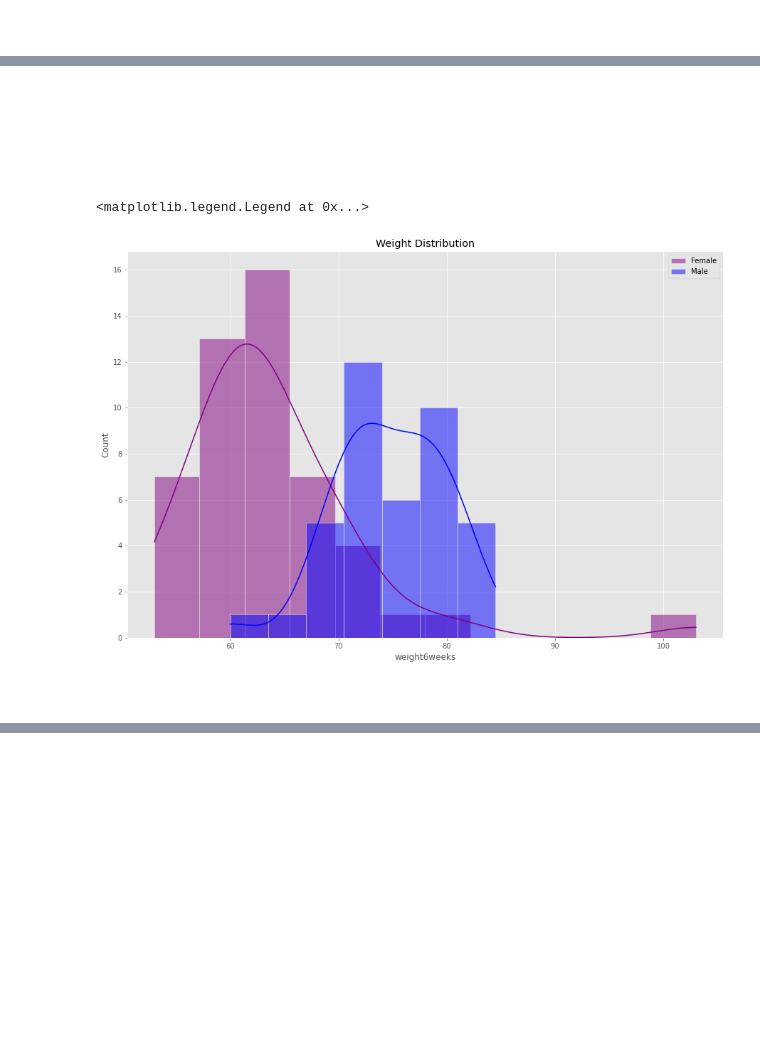
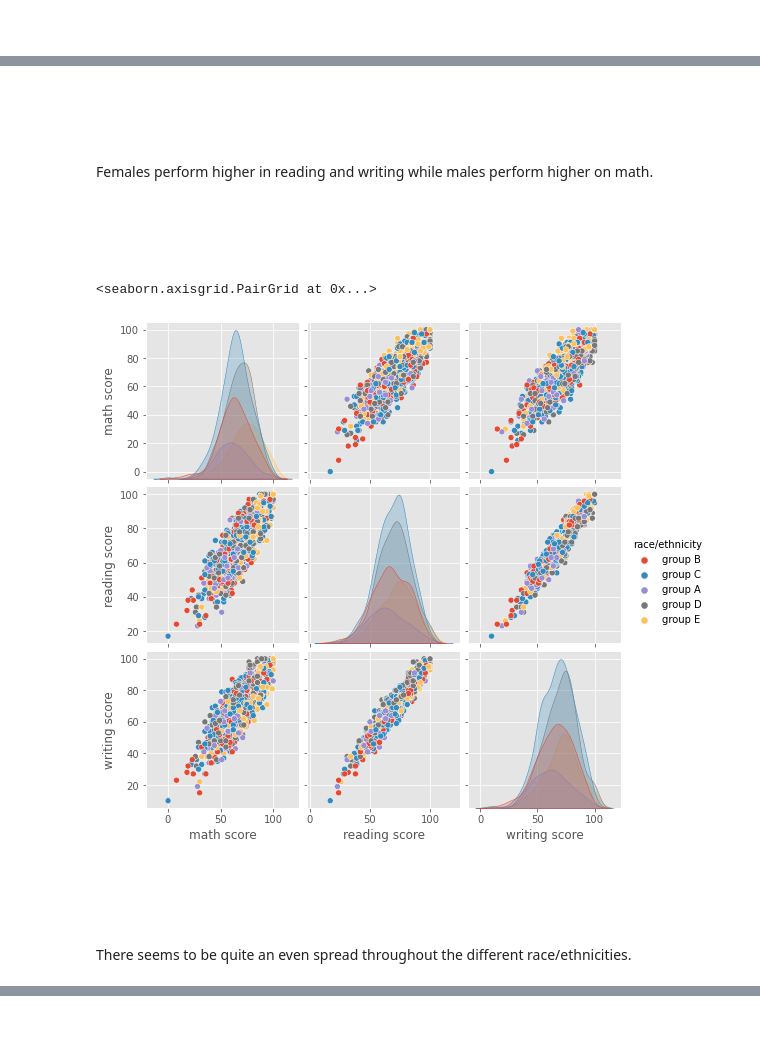
Before and after one commit to kmcd14/MLandStats-assessment, a Jupyter notebook: scipy-stats.ipynb, the cells around one changed output, grey strips where cells are left out. Saved outputs shown, nothing was run; the diff lists cells and outputs as text; code cells hidden in the pictures; blank space fills up the shorter version.

Commit message:
had to change to a different dadtaset for anova as skew was too major on diet csv

```diff
--- a/scipy-stats.ipynb
+++ b/scipy-stats.ipynb
@@ -1061,7 +1063,7 @@ The dataset consists of seven columns:
 <br>
 # %%
 # Importing the dataset
-df = pd.read_csv('datasets/Diet_R.csv')
+df = pd.read_csv('datasets/StudentsPerformance.csv')
 # %%
 # Checking the data loaded
 df
@@ -1248,21 +1289,22 @@ sns.pairplot(df, hue='gender',palette='plasma')
+# %% [markdown]
+<br>
+# %% [markdown]
+<br>
 # %% [markdown]
-<br>
+Females perform higher in reading and writing while males perform higher on math.
-# %% [markdown]
-<br>
-# %% [markdown]
-<br>
+# %% [markdown]
+<br>
+# %% [markdown]
+<br>
 # %%
-# Generating a histplot to see distribution of height by gender
-sns.histplot(df[df.gender == 0].weight6weeks,  label='Female', color='purple', alpha=0.5, kde=True)
-sns.histplot(df[df.gender == 1].weight6weeks,  label='Male', color='blue', alpha=0.5, kde=True)
-
-# Adding a title
-plt.title('Weight Distribution')
-
-# Adding a legend
-plt.legend()
+# Generating a pairplot
+sns.pairplot(df, hue='race/ethnicity')
 # %% [output]
-<matplotlib.legend.Legend at 0x...>
+<seaborn.axisgrid.PairGrid at 0x...>
-[figure, old version]
+[figure, new version]
+# %% [markdown]
+<br>
+# %% [markdown]
+<br>
 # %% [markdown]
-<br>
+There seems to be quite an even spread throughout the different race/ethnicities.
```
Also changed, not shown: parts of 162 cells of this notebook, 2 other files.
